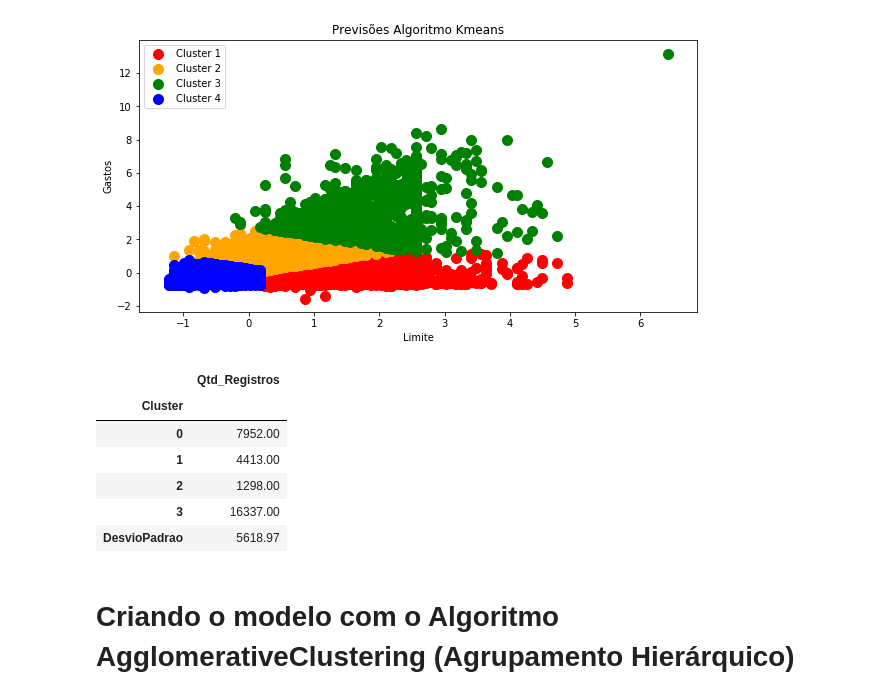
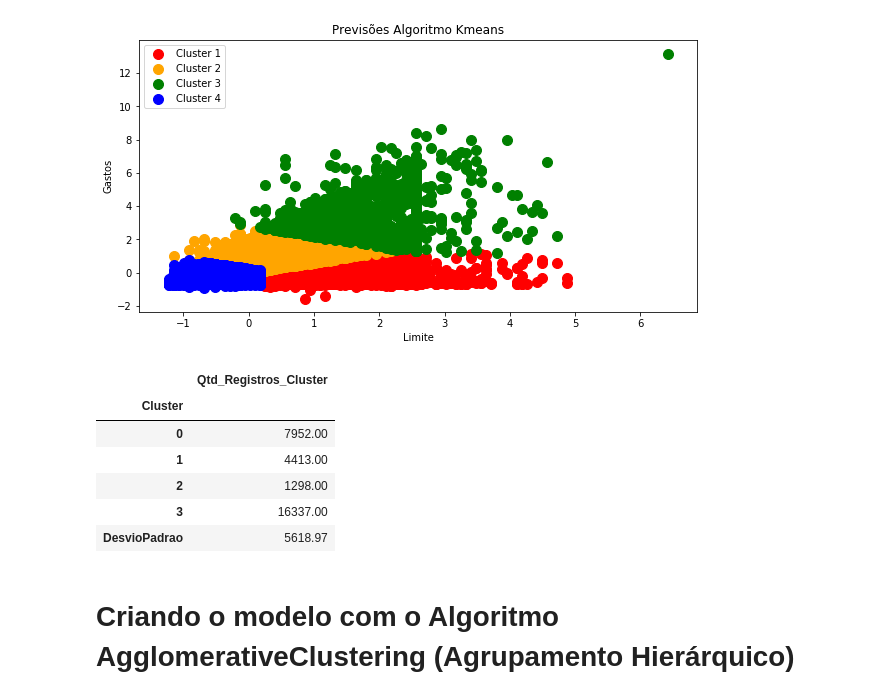
Before and after one commit to charlessodre/Charles_Estudo_Algoritmos_Agrupamento, a Jupyter notebook: Estudo_Algoritmos_Agrupamento/estudo_algoritmos_agrupamento.ipynb, the cells around one changed output. Saved outputs shown, nothing was run; the diff lists cells and outputs as text; code cells hidden in the pictures.

```diff
--- a/Estudo_Algoritmos_Agrupamento/estudo_algoritmos_agrupamento.ipynb
+++ b/Estudo_Algoritmos_Agrupamento/estudo_algoritmos_agrupamento.ipynb
@@ -124,18 +124,18 @@ plt.show();
 # %%
 # Cria um Dataframe com a quantidade de registros de cada Cluster.
 
 unicos, quantidade = np.unique(previsoes_kmeans, return_counts = True)
-df_kmeans = pd.DataFrame(data=quantidade, index=unicos, columns=['Qtd_Registros'] )
+df_kmeans = pd.DataFrame(data=quantidade, index=unicos, columns=['Qtd_Registros_Cluster'] )
 
 # Cria a linha com o cáculo do Desvio Padrão
-df_desvioPadrao = pd.DataFrame(data=[round(df_kmeans.Qtd_Registros.values.std(),2)], index=['DesvioPadrao'], columns=df_kmeans.columns)
+df_desvioPadrao = pd.DataFrame(data=[round(df_kmeans.Qtd_Registros_Cluster.values.std(),2)], index=['DesvioPadrao'], columns=df_kmeans.columns)
 
 # Adiciona a linha do Desvio Padrão no Dataframe
 df_kmeans = df_kmeans.append(df_desvioPadrao)
 df_kmeans.index.name = 'Cluster'
 df_kmeans
 # %% [output]
-|  | Qtd_Registros |
+|  | Qtd_Registros_Cluster |
 | Cluster |  |
 | 0 | 7952.00 |
 | 1 | 4413.00 |
```
Also changed, not shown: parts of 8 cells of this notebook, 1 other file.
